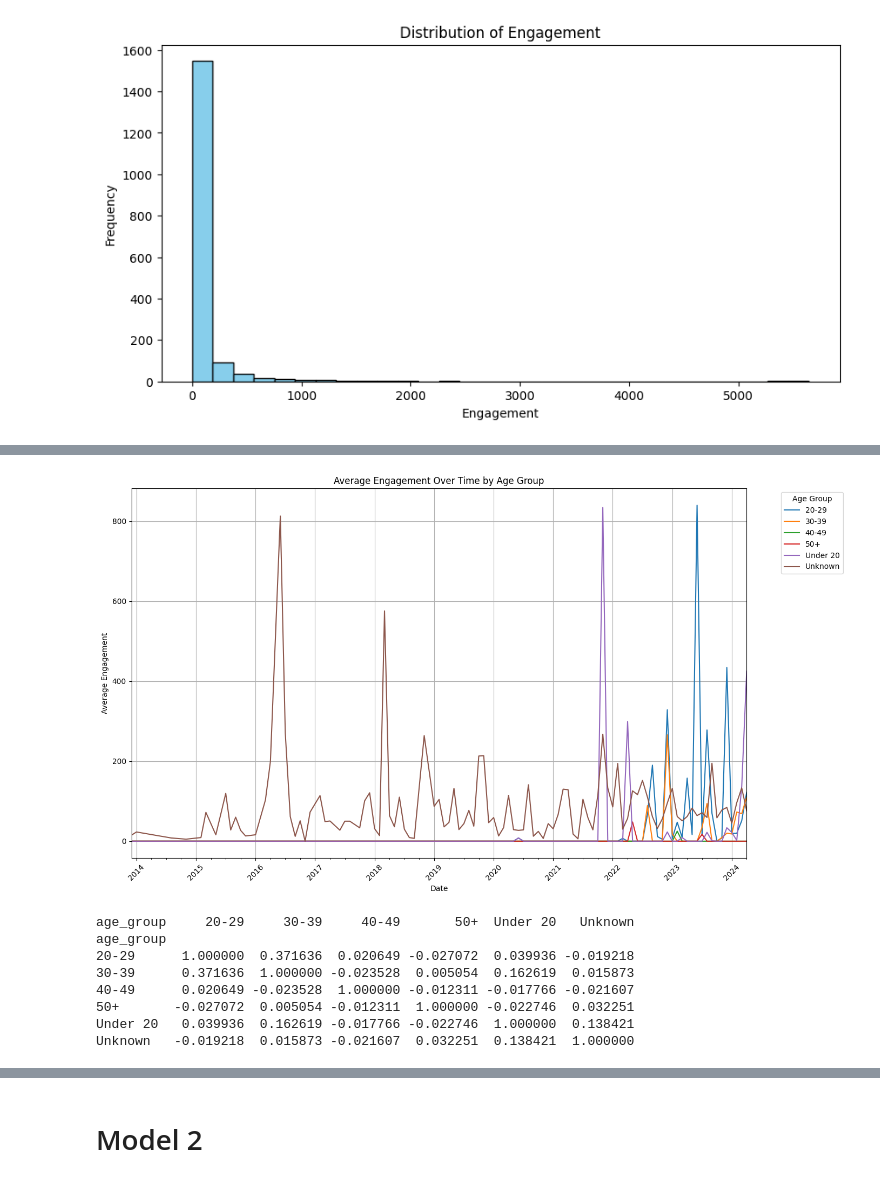
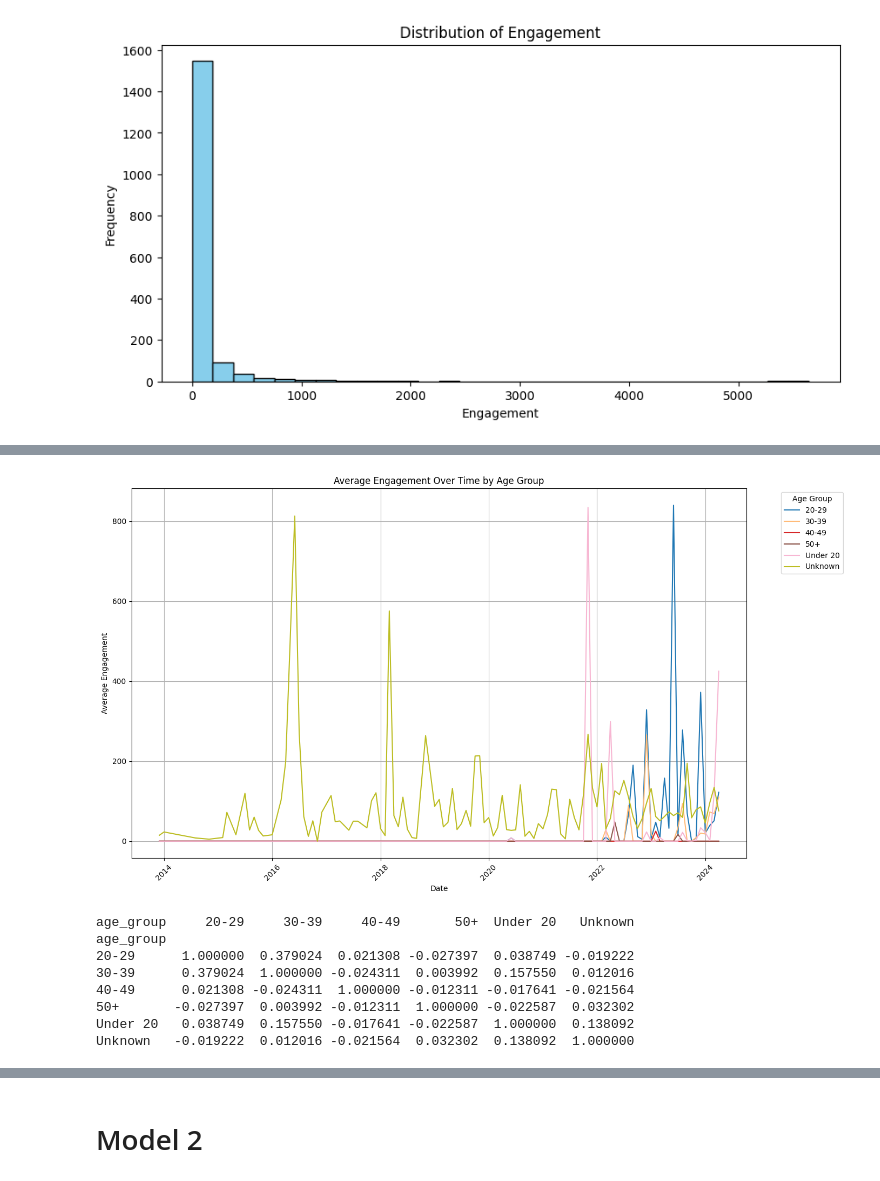
Before and after one commit to cessbub/cs132, a Jupyter notebook: src/Time Series Models.ipynb, the cells around one changed output, grey strips where cells are left out. Saved outputs shown, nothing was run; the diff lists cells and outputs as text; code cells hidden in the pictures.

```diff
--- a/src/Time Series Models.ipynb
+++ b/src/Time Series Models.ipynb
@@ -323,45 +327,58 @@ plt.show()
 def age_group(age):
     if pd.isna(age) or age == 'nan':
         return 'Unknown'
     age = int(age)
     if age < 20:
         return 'Under 20'
     elif age < 30:
         return '20-29'
     elif age < 40:
         return '30-39'
     elif age < 50:
         return '40-49'
     else:
         return '50+'
 
 df.loc[:, 'age_group'] = df['age'].apply(age_group)
 
 monthly_engagement_age_grouped = df.groupby(['year_month', 'age_group'])['engagement'].mean().reset_index()
 
 age_group_engagement_pivot = monthly_engagement_age_grouped.pivot(index='year_month', columns='age_group', values='engagement').fillna(0)
 
-age_group_engagement_pivot.plot(kind='line', figsize=(14, 8))
+if isinstance(age_group_engagement_pivot.index, pd.PeriodIndex):
+    age_group_engagement_pivot.index = age_group_engagement_pivot.index.to_timestamp()
+
+num_age_groups = age_group_engagement_pivot.columns.size
+
+cmap = plt.colormaps.get_cmap('tab20')
+colors = [cmap(i / num_age_groups) for i in range(num_age_groups)]
+
+fig, ax = plt.subplots(figsize=(14, 8))
+for i, column in enumerate(age_group_engagement_pivot.columns):
+    ax.plot(age_group_engagement_pivot.index, age_group_engagement_pivot[column], label=column, color=colors[i])
+
 plt.title('Average Engagement Over Time by Age Group')
 plt.xlabel('Date')
 plt.ylabel('Average Engagement')
+
 plt.legend(title='Age Group', bbox_to_anchor=(1.05, 1), loc='upper left')
+
 plt.grid(True)
 plt.xticks(rotation=45)
 plt.tight_layout()
 plt.show()
 # %% [output]
-[figure, old version]
+[figure, new version]
 # %%
 correlation_matrix_age_group = age_group_engagement_pivot.corr()
 print(correlation_matrix_age_group)
 # %% [output]
 age_group     20-29     30-39     40-49       50+  Under 20   Unknown
 age_group
-20-29      1.000000  0.371636  0.020649 -0.027072  0.039936 -0.019218
-30-39      0.371636  1.000000 -0.023528  0.005054  0.162619  0.015873
-40-49      0.020649 -0.023528  1.000000 -0.012311 -0.017766 -0.021607
-50+       -0.027072  0.005054 -0.012311  1.000000 -0.022746  0.032251
-Under 20   0.039936  0.162619 -0.017766 -0.022746  1.000000  0.138421
-Unknown   -0.019218  0.015873 -0.021607  0.032251  0.138421  1.000000
+20-29      1.000000  0.379024  0.021308 -0.027397  0.038749 -0.019222
+30-39      0.379024  1.000000 -0.024311  0.003992  0.157550  0.012016
+40-49      0.021308 -0.024311  1.000000 -0.012311 -0.017641 -0.021564
+50+       -0.027397  0.003992 -0.012311  1.000000 -0.022587  0.032302
+Under 20   0.038749  0.157550 -0.017641 -0.022587  1.000000  0.138092
+Unknown   -0.019222  0.012016 -0.021564  0.032302  0.138092  1.000000
 # %%
```
Also changed, not shown: parts of 7 cells of this notebook.
